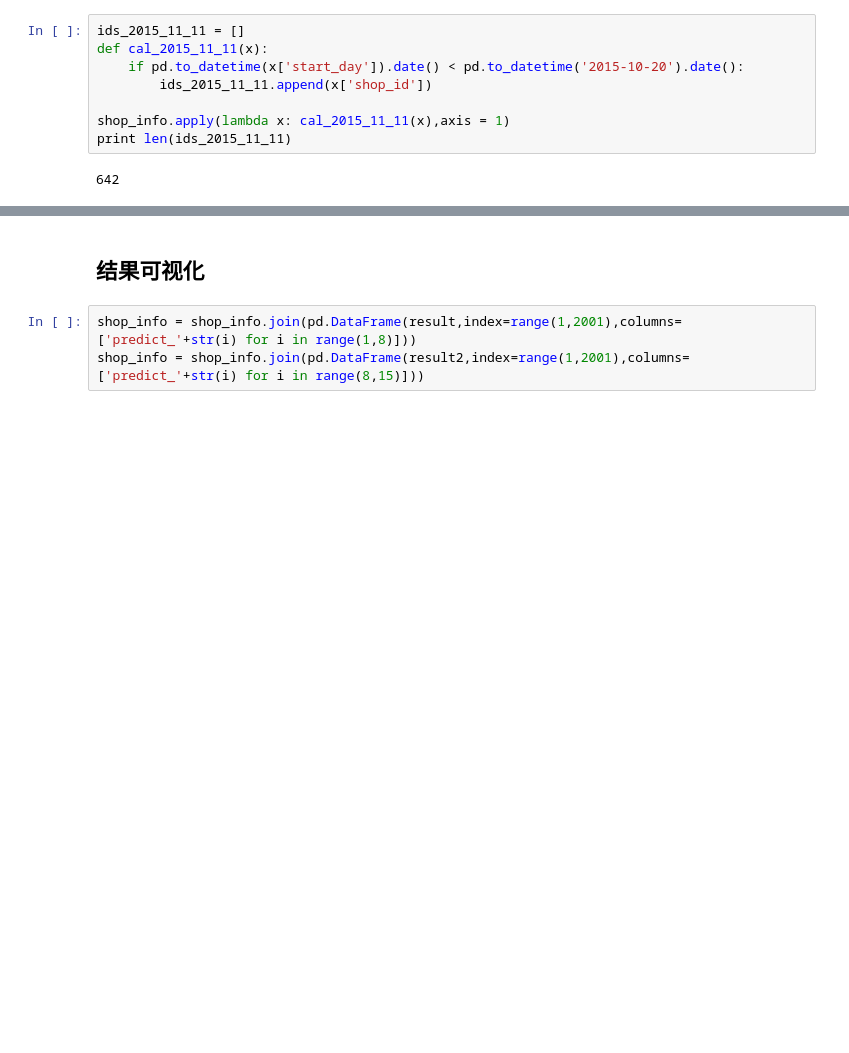
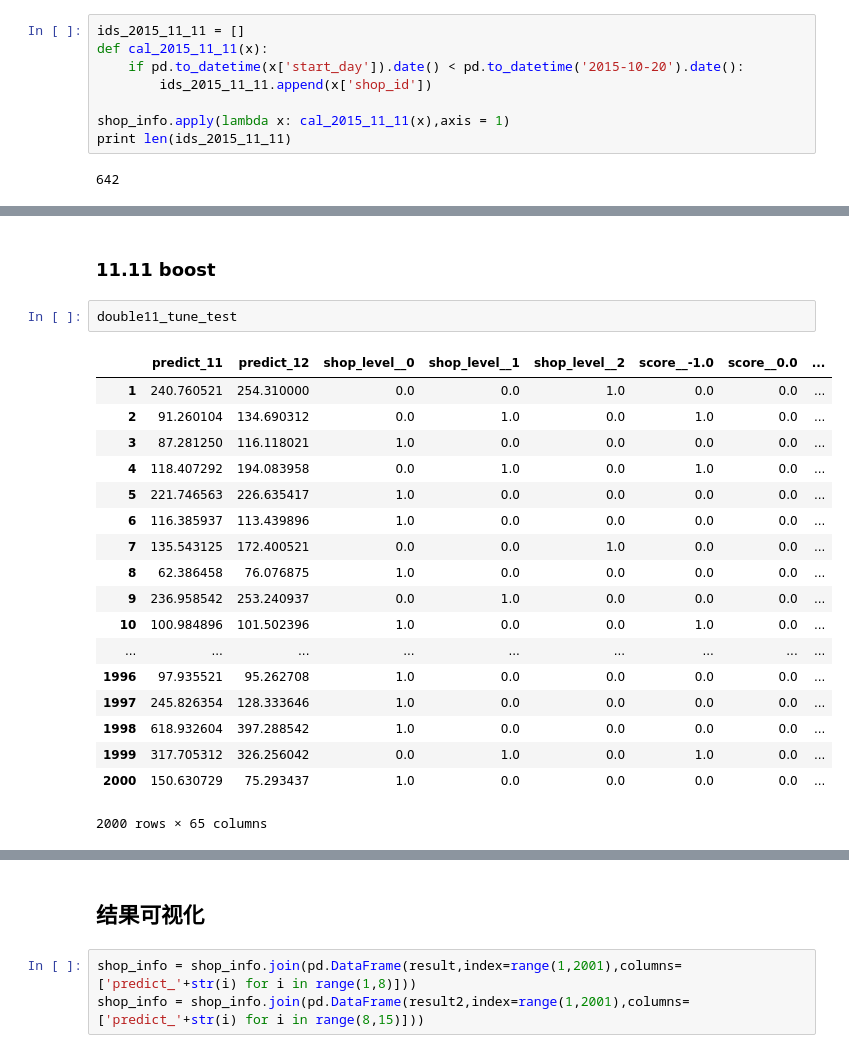
Before and after one commit to wakemeup-xyz/TianChi_IJCAI-17_sales_prediction_code, a Jupyter notebook: regression.ipynb, the cells around one changed output, grey strips where cells are left out. Cells and saved outputs as stored; diff of their text form; blank space fills up the shorter version.

```diff
--- a/regression.ipynb
+++ b/regression.ipynb
@@ -834,0 +931,23 @@ print len(ids_double11_checked)
+# %% [markdown]
+### 11.11 boost
+# %%
+double11_tune_test
+# %% [output]
+|  | predict_11 | predict_12 | shop_level__0 | shop_level__1 | shop_level__2 | score__-1.0 | score__0.0 | ... |
+| 1 | 240.760521 | 254.310000 | 0.0 | 0.0 | 1.0 | 0.0 | 0.0 | ... |
+| 2 | 91.260104 | 134.690312 | 0.0 | 1.0 | 0.0 | 1.0 | 0.0 | ... |
+| 3 | 87.281250 | 116.118021 | 1.0 | 0.0 | 0.0 | 0.0 | 0.0 | ... |
+| 4 | 118.407292 | 194.083958 | 0.0 | 1.0 | 0.0 | 1.0 | 0.0 | ... |
+| 5 | 221.746563 | 226.635417 | 1.0 | 0.0 | 0.0 | 0.0 | 0.0 | ... |
+| 6 | 116.385937 | 113.439896 | 1.0 | 0.0 | 0.0 | 0.0 | 0.0 | ... |
+| 7 | 135.543125 | 172.400521 | 0.0 | 0.0 | 1.0 | 0.0 | 0.0 | ... |
+| 8 | 62.386458 | 76.076875 | 1.0 | 0.0 | 0.0 | 0.0 | 0.0 | ... |
+| 9 | 236.958542 | 253.240937 | 0.0 | 1.0 | 0.0 | 0.0 | 0.0 | ... |
+| 10 | 100.984896 | 101.502396 | 1.0 | 0.0 | 0.0 | 1.0 | 0.0 | ... |
+| ... | ... | ... | ... | ... | ... | ... | ... | ... |
+| 1996 | 97.935521 | 95.262708 | 1.0 | 0.0 | 0.0 | 0.0 | 0.0 | ... |
+| 1997 | 245.826354 | 128.333646 | 1.0 | 0.0 | 0.0 | 0.0 | 0.0 | ... |
+| 1998 | 618.932604 | 397.288542 | 1.0 | 0.0 | 0.0 | 0.0 | 0.0 | ... |
+| 1999 | 317.705312 | 326.256042 | 0.0 | 1.0 | 0.0 | 1.0 | 0.0 | ... |
+| 2000 | 150.630729 | 75.293437 | 1.0 | 0.0 | 0.0 | 0.0 | 0.0 | ... |
+2000 rows × 65 columns
```
Also changed, not shown: parts of 19 cells of this notebook, 2 other files.
